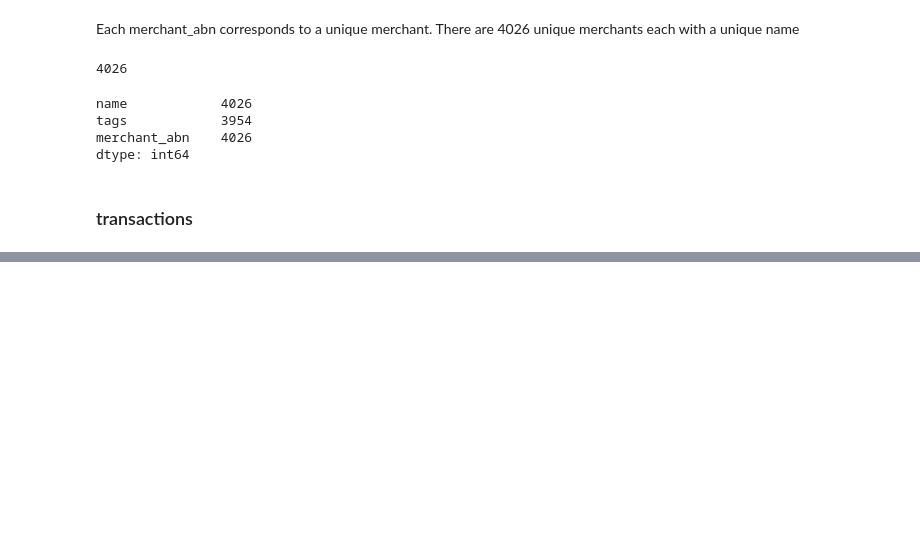
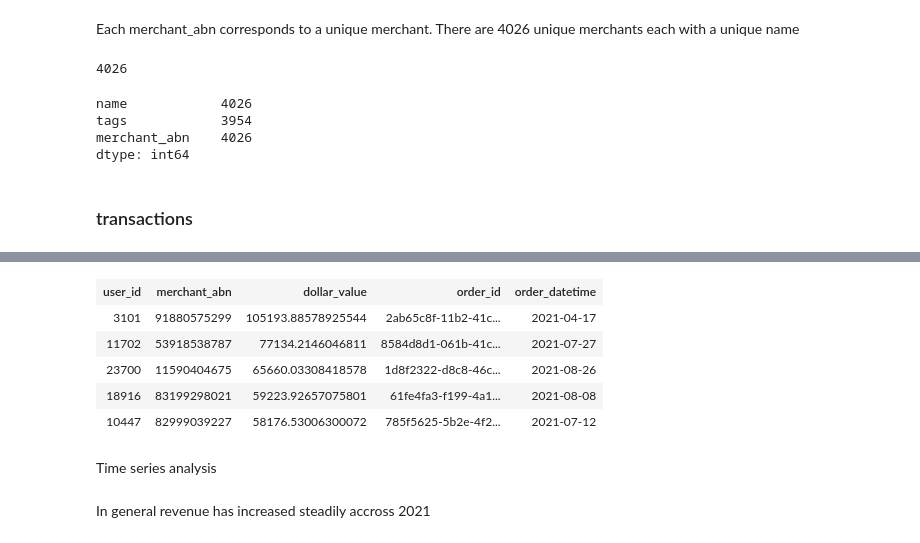
Before and after one commit to pommcuter/generic-buy-now-pay-later-project, a Jupyter notebook: notebooks/exploratory_analysis.ipynb, the cells around one changed output, grey strips where cells are left out. Drawn from its saved outputs; the diff is of its cells as text; code cells hidden in the pictures; blank space fills up the shorter version.

Commit message:
exploratory analyis of transaction data

```diff
--- a/notebooks/exploratory_analysis.ipynb
+++ b/notebooks/exploratory_analysis.ipynb
@@ -107,0 +81,8 @@ transactions_df
+# %%
+transactions_sdf = spark.read.parquet(
+    '../data/tables/transactions_20210228_20210827_snapshot/'
+).union(
+    spark.read.parquet(
+        '../data/tables/transactions_20210828_20220227_snapshot/'
+    )
+)
@@ -107,0 +122,13 @@ transactions_df
+# %%
+transactions_sdf.sort(F.col('dollar_value').desc()).limit(5)
+# %% [output]
+| user_id | merchant_abn | dollar_value | order_id | order_datetime |
+| 3101 | 91880575299 | 105193.88578925544 | 2ab65c8f-11b2-41c... | 2021-04-17 |
+| 11702 | 53918538787 | 77134.2146046811 | 8584d8d1-061b-41c... | 2021-07-27 |
+| 23700 | 11590404675 | 65660.03308418578 | 1d8f2322-d8c8-46c... | 2021-08-26 |
+| 18916 | 83199298021 | 59223.92657075801 | 61fe4fa3-f199-4a1... | 2021-08-08 |
+| 10447 | 82999039227 | 58176.53006300072 | 785f5625-5b2e-4f2... | 2021-07-12 |
+# %% [markdown]
+Time series analysis
+# %% [markdown]
+In general revenue has increased steadily accross 2021
```
Also changed, not shown: parts of 19 cells of this notebook.
